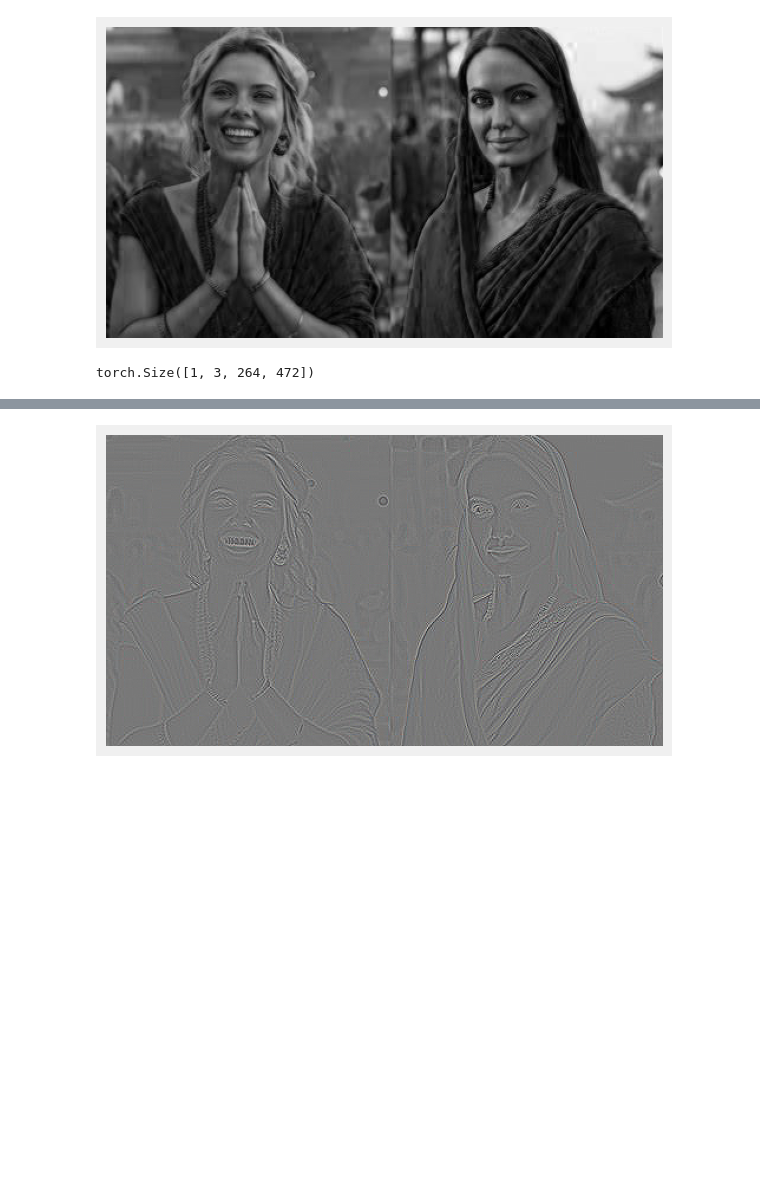
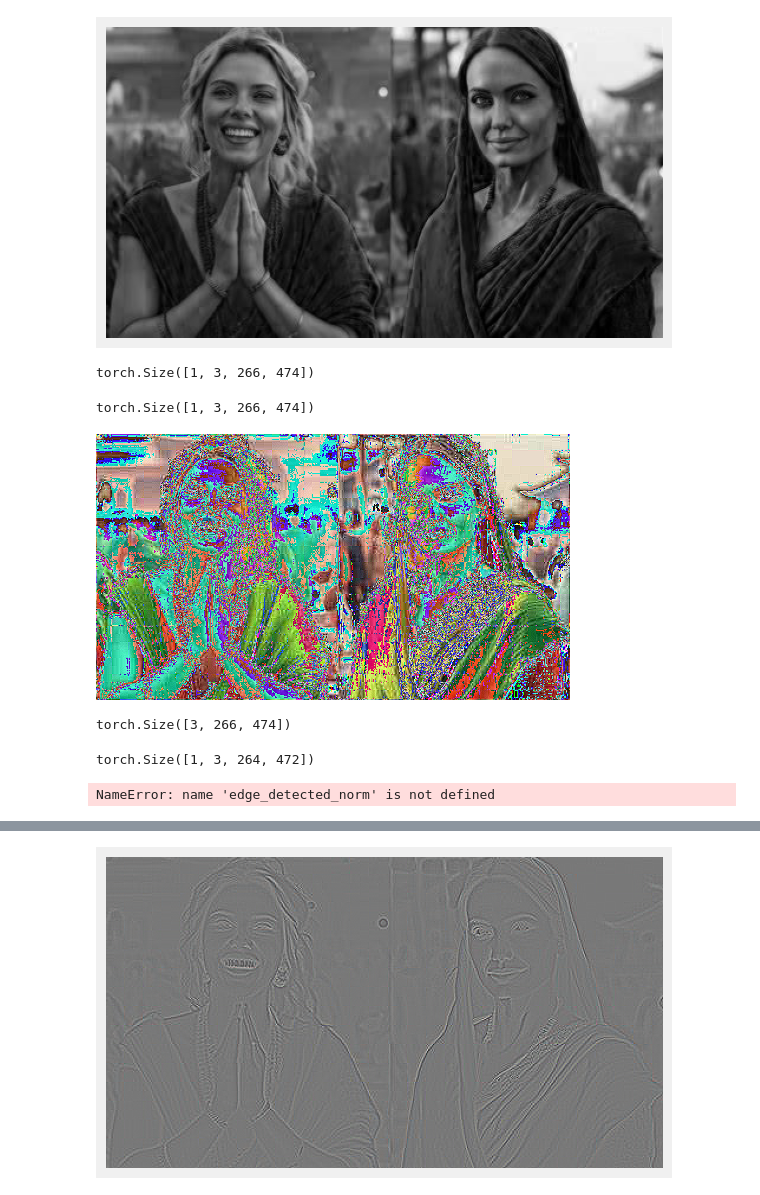
Before and after one commit to ujjwal-basnet/Deep-learning-by-Daniel-Voigt-Godoy-, a Jupyter notebook: computer_vision2/pooling.ipynb, the cells around one changed output, grey strips where cells are left out. Drawn from its saved outputs; the diff is of its cells as text; code cells hidden in the pictures; blank space fills up the shorter version.

```diff
--- a/computer_vision2/pooling.ipynb
+++ b/computer_vision2/pooling.ipynb
@@ -311,8 +276,39 @@ sharpen = torch.tensor([[[[ 0, -1,  0],
-# %%
-filter = sharpen
-filtered_images= []
-
-for channel in range(3):
-    channel_data = img_tensor[: , channel:channel+1 , : , : ]
-    filtered_channel = F.conv2d(input= channel_data, weight=filter ,padding= 0 )
-    filtered_images.append(filtered_channel)
+# %%
+transforms.Normalize(mean=(0.5) , std=(0.5))(img_tensor).shape
+# %% [output]
+torch.Size([1, 3, 266, 474])
+# %%
+sharpen = torch.tensor([[[[ 0, -1,  0],
+                          [-1,  5, -1],
+                          [ 0, -1,  0]]]], dtype=torch.float32)
+
+image = Image.open('img.jpeg')
+transform = transforms.ToTensor()
+img_tensor= transform(image)
+
+#normaize
+img_tensor= transforms.Normalize(mean=(0.5) , std=(0.5))(img_tensor)
+
+#create a channel
+img_tensor= img_tensor.unsqueeze(0)
+
+filter = sharpen
+filtered_images= []
+print(img_tensor.shape)
+for channel in range(3):
+    channel_data = img_tensor[: , channel:channel+1 , : , : ]
+    filtered_channel = F.conv2d(input= channel_data, weight=filter ,padding= 1)
+    filtered_images.append(filtered_channel)
+
+
+
+filtered_images = torch.cat(filtered_images, dim=1)
+
+transform_to_pil(filtered_images.squeeze())
+# %% [output]
+torch.Size([1, 3, 266, 474])
+[figure, added]
+# %%
+filtered_images.squeeze().shape
+# %% [output]
+torch.Size([3, 266, 474])
@@ -355,6 +369,8 @@ blur_image = edge_detected_norm.squeeze(0).permute(1, 2, 0).cpu().numpy()
 plt.imshow(edge_detected_image)
 plt.axis('off')
 plt.show()
+# %% [output]
+NameError: name 'edge_detected_norm' is not defined
 # %%
 
 edge_channel.shape
```
Also changed, not shown: parts of 12 cells of this notebook, 4 other files.
